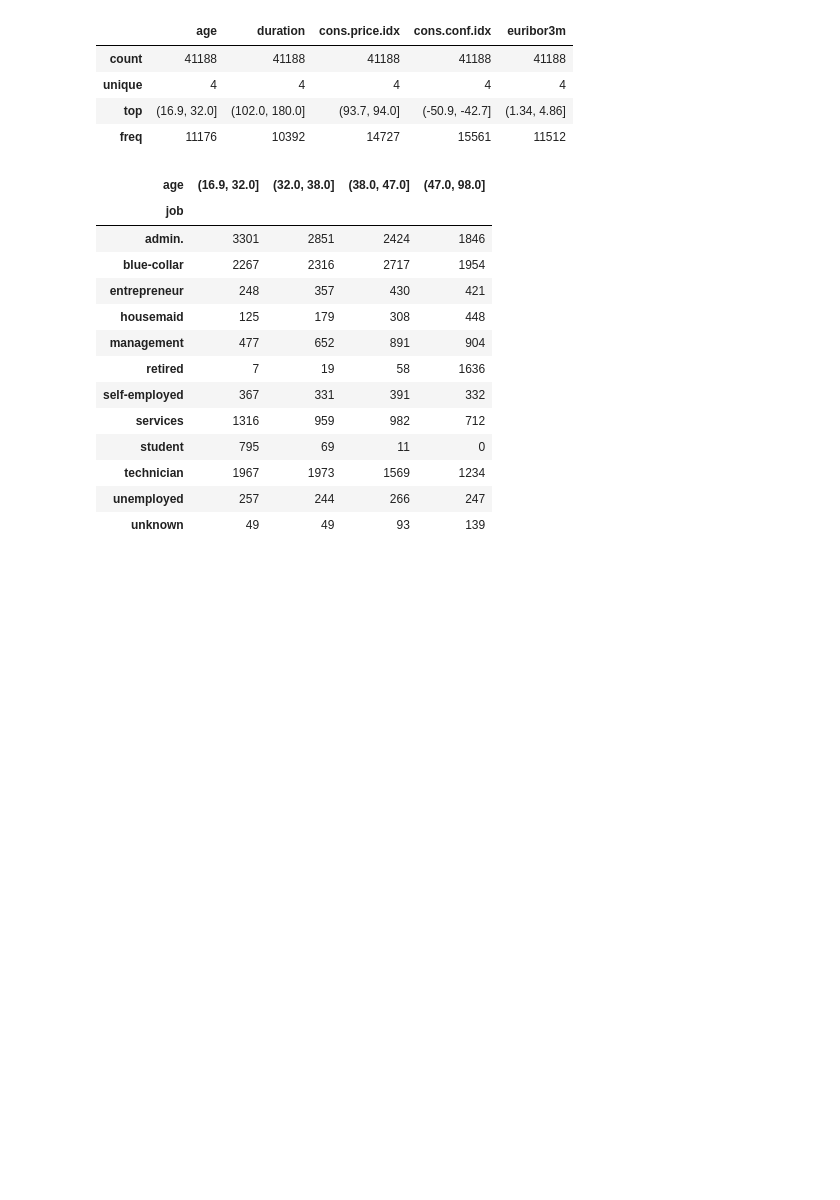
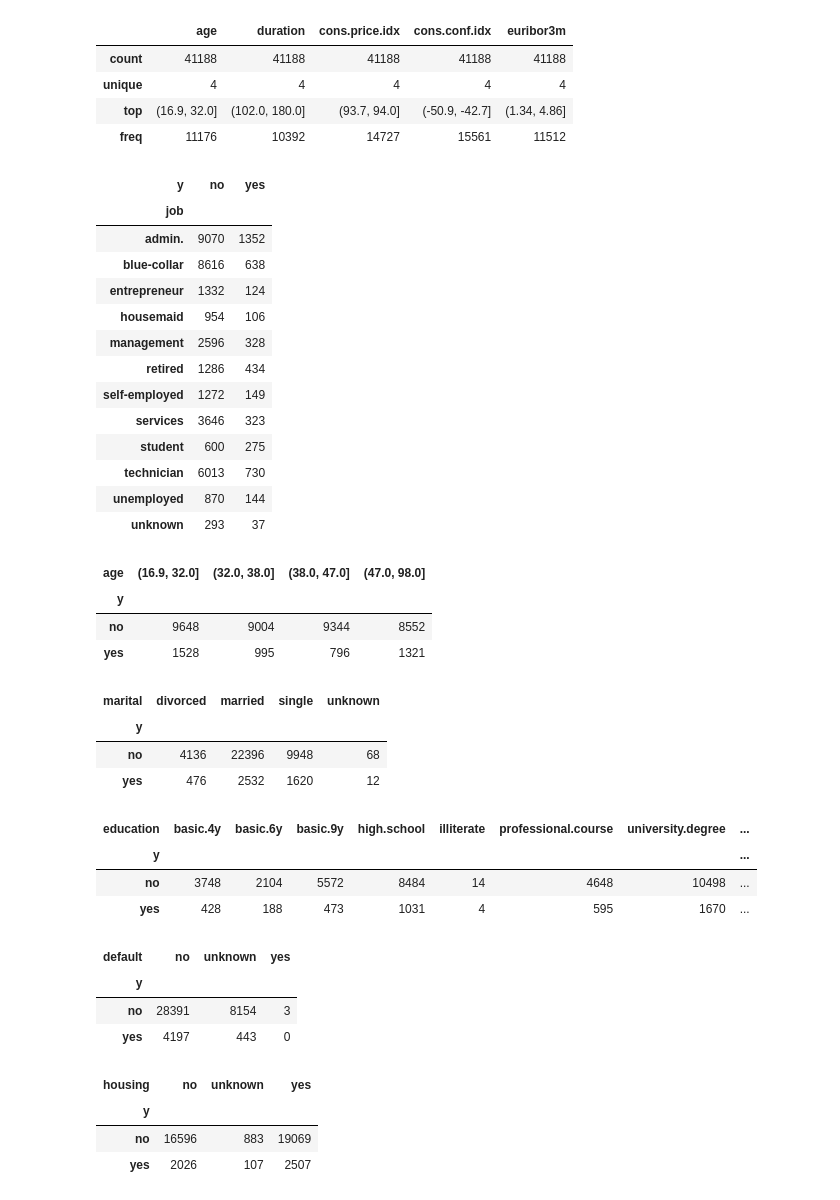
Before and after one commit to AmeeAyco/BANK-DATA-MARKETING-, a Jupyter notebook: MAN_203_S1.ipynb, the cells around one changed output. Cells and saved outputs as stored; diff of their text form; code cells hidden in the pictures; blank space fills up the shorter version.

```diff
--- a/MAN_203_S1.ipynb
+++ b/MAN_203_S1.ipynb
@@ -340,20 +340,55 @@ bankdataset_binned.describe()
 | unique | 4 | 4 | 4 | 4 | 4 |
 | top | (16.9, 32.0] | (102.0, 180.0] | (93.7, 94.0] | (-50.9, -42.7] | (1.34, 4.86] |
 | freq | 11176 | 10392 | 14727 | 15561 | 11512 |
+# %%
+pd.crosstab(df_Bank_Data['job'], df_Bank_Data['y'])
+# %% [output]
+| y | no | yes |
+| job |  |  |
+| admin. | 9070 | 1352 |
+| blue-collar | 8616 | 638 |
+| entrepreneur | 1332 | 124 |
+| housemaid | 954 | 106 |
+| management | 2596 | 328 |
+| retired | 1286 | 434 |
+| self-employed | 1272 | 149 |
+| services | 3646 | 323 |
+| student | 600 | 275 |
+| technician | 6013 | 730 |
+| unemployed | 870 | 144 |
+| unknown | 293 | 37 |
 # %%
-pd.crosstab(df_Bank_Data['job'], bankdataset_binned['age'])
+pd.crosstab( df_Bank_Data['y'],bankdataset_binned['age'])
 # %% [output]
 | age | (16.9, 32.0] | (32.0, 38.0] | (38.0, 47.0] | (47.0, 98.0] |
-| job |  |  |  |  |
-| admin. | 3301 | 2851 | 2424 | 1846 |
-| blue-collar | 2267 | 2316 | 2717 | 1954 |
-| entrepreneur | 248 | 357 | 430 | 421 |
-| housemaid | 125 | 179 | 308 | 448 |
-| management | 477 | 652 | 891 | 904 |
-| retired | 7 | 19 | 58 | 1636 |
-| self-employed | 367 | 331 | 391 | 332 |
-| services | 1316 | 959 | 982 | 712 |
-| student | 795 | 69 | 11 | 0 |
-| technician | 1967 | 1973 | 1569 | 1234 |
-| unemployed | 257 | 244 | 266 | 247 |
-| unknown | 49 | 49 | 93 | 139 |
+| y |  |  |  |  |
+| no | 9648 | 9004 | 9344 | 8552 |
+| yes | 1528 | 995 | 796 | 1321 |
+# %%
+pd.crosstab(df_Bank_Data['y'], df_Bank_Data['marital'])
+# %% [output]
+| marital | divorced | married | single | unknown |
+| y |  |  |  |  |
+| no | 4136 | 22396 | 9948 | 68 |
+| yes | 476 | 2532 | 1620 | 12 |
+# %%
+pd.crosstab(df_Bank_Data['y'], df_Bank_Data['education'])
+# %% [output]
+| education | basic.4y | basic.6y | basic.9y | high.school | illiterate | professional.course | university.degree | ... |
+| y |  |  |  |  |  |  |  | ... |
+| no | 3748 | 2104 | 5572 | 8484 | 14 | 4648 | 10498 | ... |
+| yes | 428 | 188 | 473 | 1031 | 4 | 595 | 1670 | ... |
+# %%
+pd.crosstab(df_Bank_Data['y'], df_Bank_Data['default'])
+# %% [output]
+| default | no | unknown | yes |
+| y |  |  |  |
+| no | 28391 | 8154 | 3 |
+| yes | 4197 | 443 | 0 |
+# %%
+pd.crosstab(df_Bank_Data['y'], df_Bank_Data['housing'])
+# %% [output]
+| housing | no | unknown | yes |
+| y |  |  |  |
+| no | 16596 | 883 | 19069 |
+| yes | 2026 | 107 | 2507 |
```
